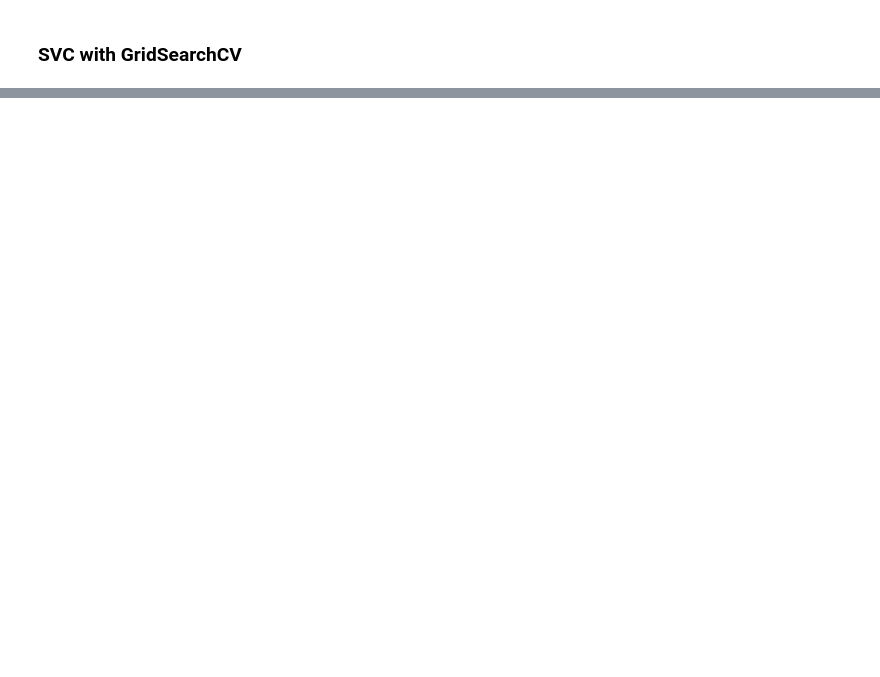
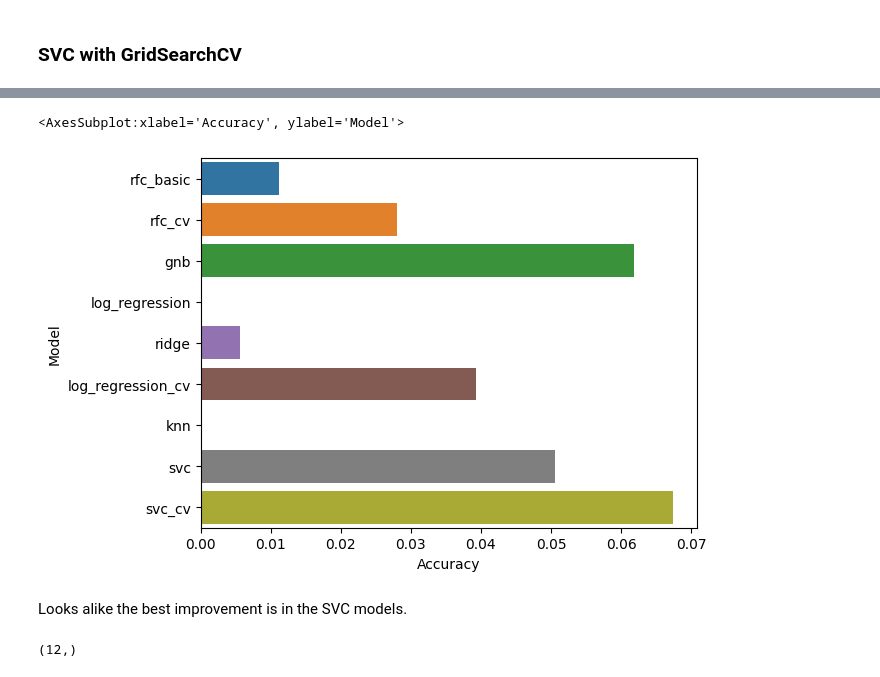
Before and after one commit to pawelkiszczak/kaggle, a Jupyter notebook: titanic/titanic_sklearn.ipynb, the cells around one changed output, grey strips where cells are left out. Saved outputs shown, nothing was run; the diff lists cells and outputs as text; code cells hidden in the pictures; blank space fills up the shorter version.

```diff
--- a/titanic/titanic_sklearn.ipynb
+++ b/titanic/titanic_sklearn.ipynb
@@ -850,0 +844,3 @@ results_1
+# %%
+results_full_data = results
+results_full_data.sort_values('Accuracy', ascending=False)
@@ -931,0 +1084,3 @@ F1-score: 0.747
+# %%
+results_less_data = results
+results_less_data
@@ -931,0 +1098,12 @@ F1-score: 0.747
+# %%
+diff = results_less_data['Accuracy'] - results_full_data['Accuracy']
+sns.barplot(x=diff, y=results_less_data['Model'])
+# %% [output]
+<AxesSubplot:xlabel='Accuracy', ylabel='Model'>
+[figure, added]
+# %% [markdown]
+Looks alike the best improvement is in the SVC models.
+# %%
+rfc_cv.feature_importances_.shape
+# %% [output]
+(12,)
```
Also changed, not shown: parts of 36 cells of this notebook.
